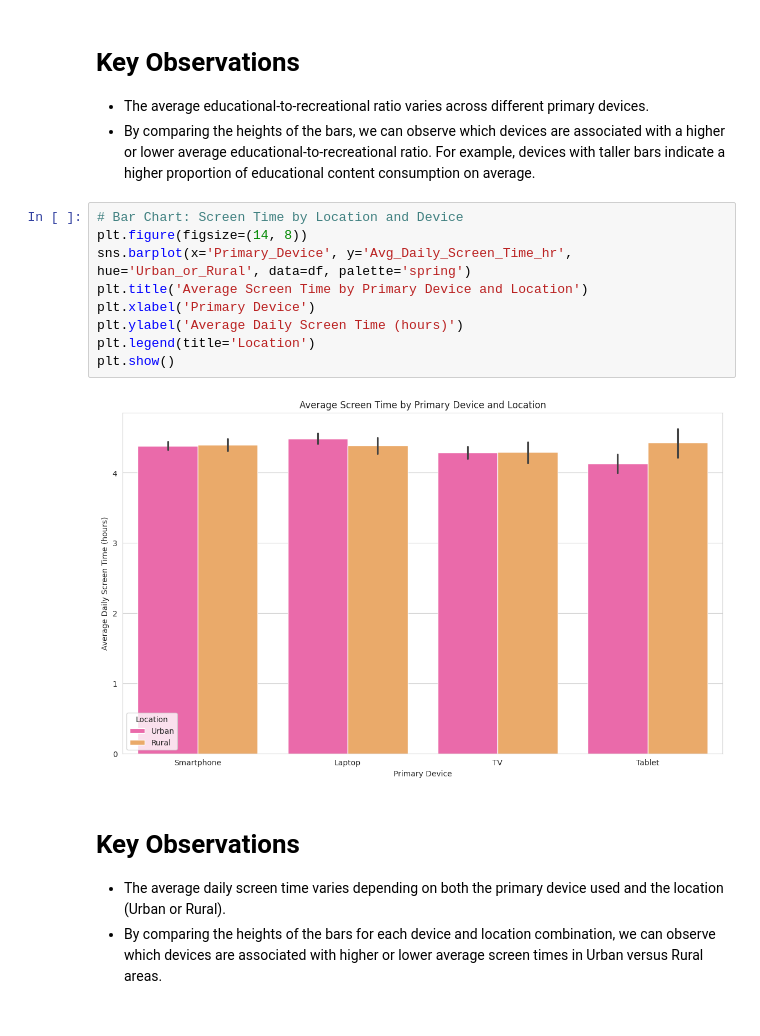
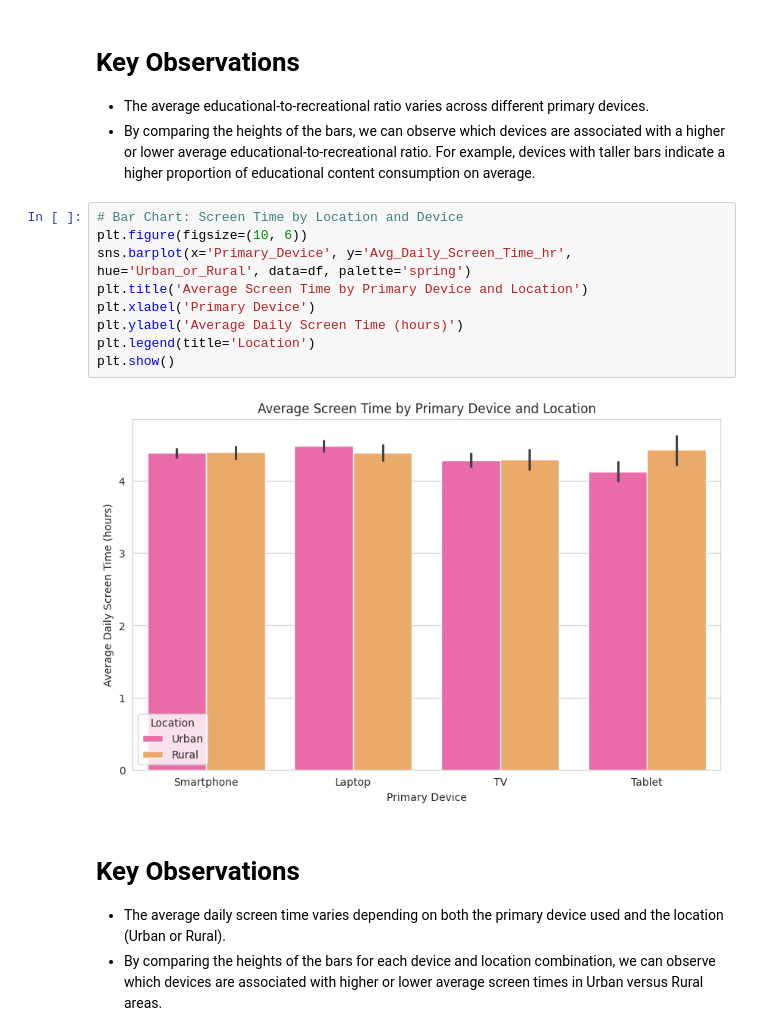
Before and after one commit to springboardmentor2468a-lab/Projects, a Jupyter notebook: Week_4.ipynb, the cells around one changed output. Saved outputs shown, nothing was run; the diff lists cells and outputs as text.

```diff
--- a/Week_4.ipynb
+++ b/Week_4.ipynb
@@ -202,15 +202,15 @@ plt.show()
 * By comparing the heights of the bars, we can observe which devices are associated with a higher or lower average educational-to-recreational ratio. For example, devices with taller bars indicate a higher proportion of educational content consumption on average.
 # %%
 # Bar Chart: Screen Time by Location and Device
-plt.figure(figsize=(14, 8))
+plt.figure(figsize=(10, 6))
 sns.barplot(x='Primary_Device', y='Avg_Daily_Screen_Time_hr', hue='Urban_or_Rural', data=df, palette='spring')
 plt.title('Average Screen Time by Primary Device and Location')
 plt.xlabel('Primary Device')
 plt.ylabel('Average Daily Screen Time (hours)')
 plt.legend(title='Location')
 plt.show()
 # %% [output]
-[figure, old version]
+[figure, new version]
 # %% [markdown]
 # **Key Observations**
 * The average daily screen time varies depending on both the primary device used and the location (Urban or Rural).
```
Also changed, not shown: parts of 13 cells of this notebook.
